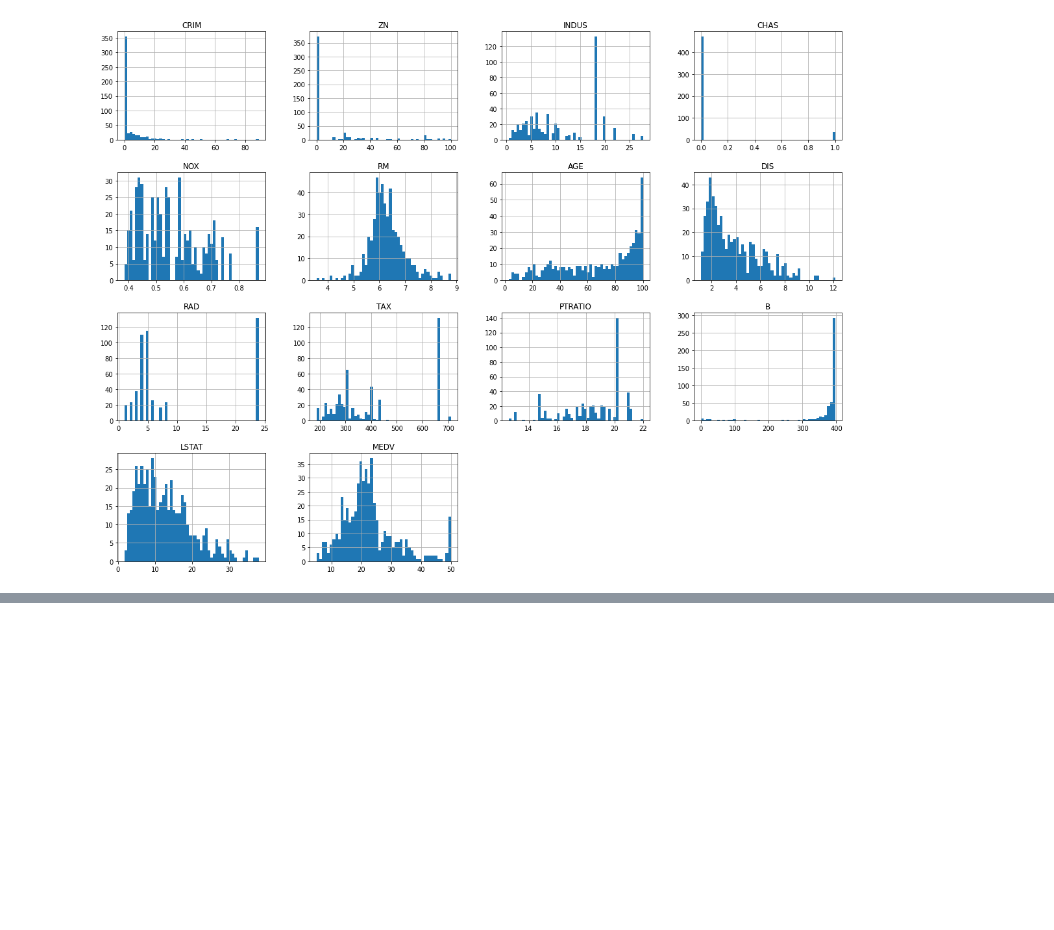
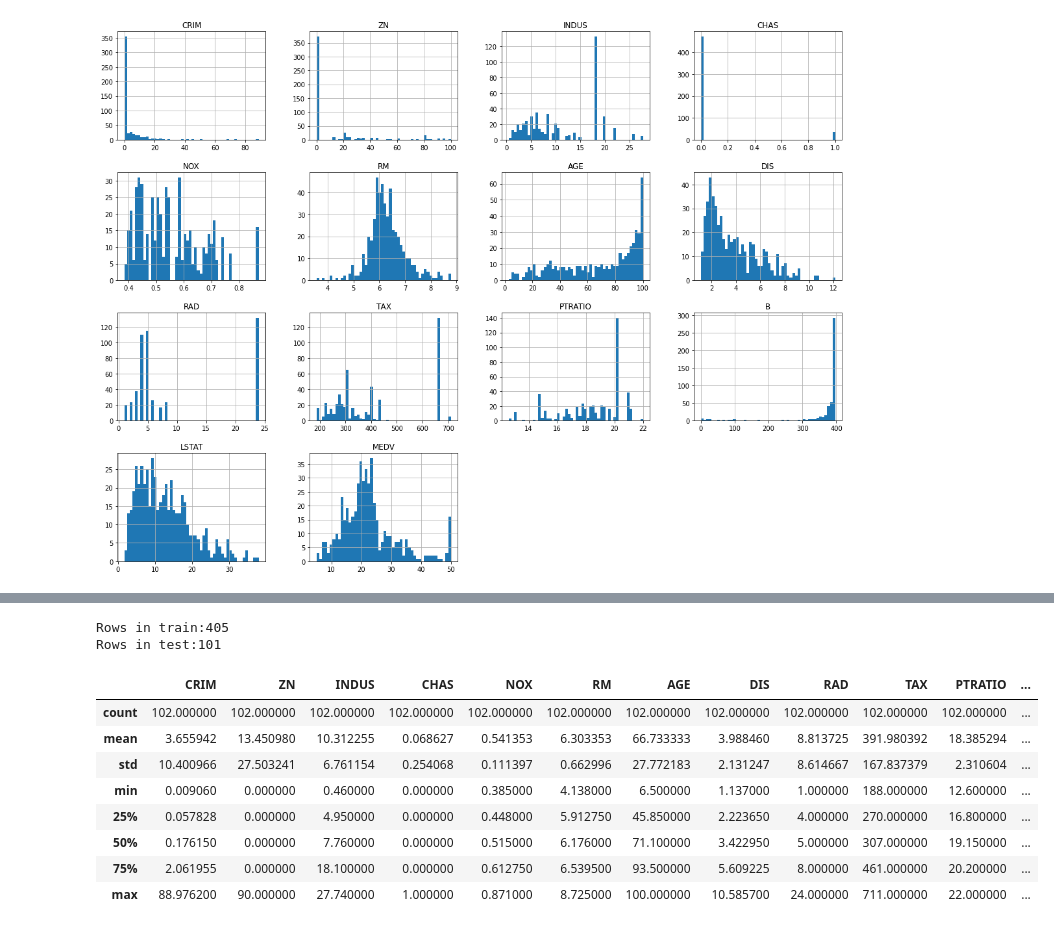
Before and after one commit to VallabhK/MachineLearning, a Jupyter notebook: RealEstatePrediction.ipynb, the cells around one changed output, grey strips where cells are left out. Drawn from its saved outputs; the diff is of its cells as text; code cells hidden in the pictures; blank space fills up the shorter version.

```diff
--- a/RealEstatePrediction.ipynb
+++ b/RealEstatePrediction.ipynb
@@ -57,0 +72,23 @@ array([[<matplotlib.axes._subplots.AxesSubplot object at 0x...>,
+# %%
+print(f"Rows in train:{len(train_set)}\nRows in test:{len(test_set)}\n")
+# %% [output]
+Rows in train:405
+Rows in test:101
+# %%
+from sklearn.model_selection import StratifiedShuffleSplit
+split = StratifiedShuffleSplit(n_splits=1, test_size=0.2, random_state=42)
+for train_index, test_index in split.split(housingDataframe, housingDataframe['CHAS']):
+  strat_train_set = housingDataframe.loc[train_index]
+  strat_test_set = housingDataframe.loc[test_index]
+# %%
+strat_test_set.describe()
+# %% [output]
+|  | CRIM | ZN | INDUS | CHAS | NOX | RM | AGE | DIS | RAD | TAX | PTRATIO | ... |
+| count | 102.000000 | 102.000000 | 102.000000 | 102.000000 | 102.000000 | 102.000000 | 102.000000 | 102.000000 | 102.000000 | 102.000000 | 102.000000 | ... |
+| mean | 3.655942 | 13.450980 | 10.312255 | 0.068627 | 0.541353 | 6.303353 | 66.733333 | 3.988460 | 8.813725 | 391.980392 | 18.385294 | ... |
+| std | 10.400966 | 27.503241 | 6.761154 | 0.254068 | 0.111397 | 0.662996 | 27.772183 | 2.131247 | 8.614667 | 167.837379 | 2.310604 | ... |
+| min | 0.009060 | 0.000000 | 0.460000 | 0.000000 | 0.385000 | 4.138000 | 6.500000 | 1.137000 | 1.000000 | 188.000000 | 12.600000 | ... |
+| 25% | 0.057828 | 0.000000 | 4.950000 | 0.000000 | 0.448000 | 5.912750 | 45.850000 | 2.223650 | 4.000000 | 270.000000 | 16.800000 | ... |
+| 50% | 0.176150 | 0.000000 | 7.760000 | 0.000000 | 0.515000 | 6.176000 | 71.100000 | 3.422950 | 5.000000 | 307.000000 | 19.150000 | ... |
+| 75% | 2.061955 | 0.000000 | 18.100000 | 0.000000 | 0.612750 | 6.539500 | 93.500000 | 5.609225 | 8.000000 | 461.000000 | 20.200000 | ... |
+| max | 88.976200 | 90.000000 | 27.740000 | 1.000000 | 0.871000 | 8.725000 | 100.000000 | 10.585700 | 24.000000 | 711.000000 | 22.000000 | ... |
```
Also changed, not shown: parts of 4 cells of this notebook.
